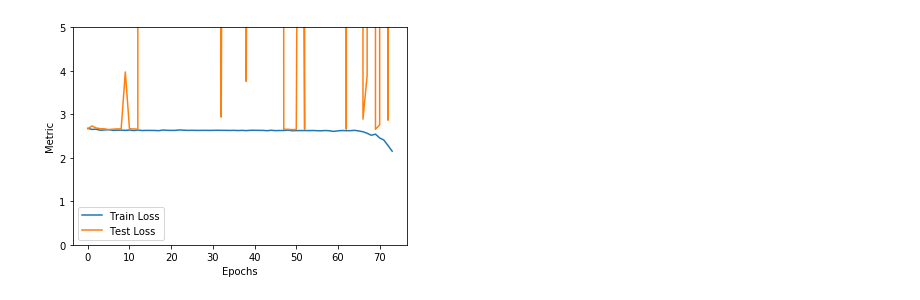
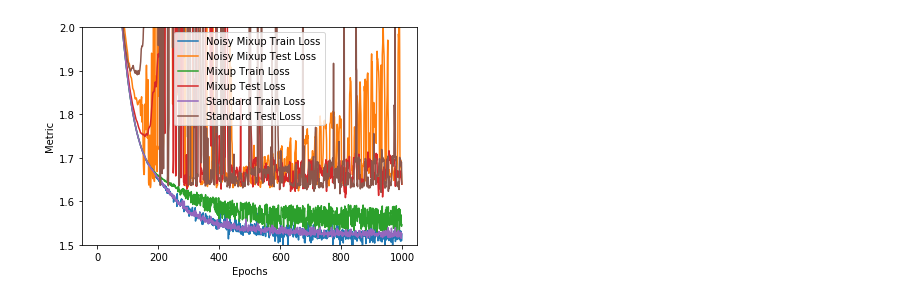
Before and after one commit to JasperJenkins/MixupExperiments, a Jupyter notebook: unet_salt.ipynb, the cells around one changed output. Cells and saved outputs as stored; diff of their text form; code cells hidden in the pictures.

```diff
--- a/unet_salt.ipynb
+++ b/unet_salt.ipynb
@@ -21,18 +21,14 @@ def set_seed(seed):
   torch.manual_seed(seed)
   torch.cuda.manual_seed_all(seed)
 
-def plot_metrics(metric_logs):
+def plot_metrics(metric_logs, ylim=None):
   for metric_log in metric_logs:
     plt.plot(metric_log['epoch'], metric_log['metric'], label=metric_log['label'])
   plt.xlabel('Epochs')
   plt.ylabel('Metric')
-  plt.ylim(0, 5)
+  if ylim is not None: plt.ylim(*ylim)
   plt.legend()
   plt.show()
-
-def dice(pred, targs):
-    pred = (pred>0).float()
-    return 2. * (pred*targs).sum() / (pred+targs).sum()
 
 def dice_loss(input, target):
     smooth = 1.
@@ -56,8 +52,7 @@ def train(model, epochs=1):
       del mask
       model.optimizer.zero_grad()
       prediction = model.net(model.img_cuda)
-      loss = (F.binary_cross_entropy_with_logits(prediction, model.mask_cuda) +
-              dice_loss(F.sigmoid(prediction), model.mask_cuda)) * 100
+      loss =  dice_loss(F.sigmoid(prediction), model.mask_cuda) * 100
       metric += loss.item()
       samples_seen += model.batch_size
       loss.backward()
@@ -77,8 +72,7 @@ def train(model, epochs=1):
           model.mask_cuda.copy_(mask)
           del mask
           prediction = model.net(model.img_cuda)
-          loss = (F.binary_cross_entropy_with_logits(prediction, model.mask_cuda) +
-                  dice_loss(F.sigmoid(prediction), model.mask_cuda)) * 100
+          loss = dice_loss(F.sigmoid(prediction), model.mask_cuda) * 100
           metric += loss.item()
           samples_seen += model.batch_size
       model.test_metric_log['epoch'].append(model.epochs_trained)
@@ -105,8 +99,7 @@ def train_mixup(model, epochs=1):
       del mask_a; del mask_b
       model.optimizer.zero_grad()
       prediction = model.net(model.img_cuda)
-      loss = (F.binary_cross_entropy_with_logits(prediction, model.mask_cuda) +
-              dice_loss(F.sigmoid(prediction), model.mask_cuda)) * 100
+      loss = dice_loss(F.sigmoid(prediction), model.mask_cuda) * 100
       metric += loss.item()
       samples_seen += model.batch_size
       loss.backward()
@@ -195,4 +166,17 @@ KeyboardInterrupt:
-# %%
-plot_metrics([model.train_metric_log, model.test_metric_log])
-# %% [output]
-[figure, removed]
+# %%
+import pickle
+no_mixup_hist = pickle.load(open('./history/no_mixup_256_epoch1000.hist', 'rb'))
+no_mixup_hist['train_metric_log']['label'] = 'Standard Train Loss'
+no_mixup_hist['test_metric_log']['label'] = 'Standard Test Loss'
+
+mixup_hist = pickle.load(open('./history/mixup_256_epoch1000.hist', 'rb'))
+mixup_hist['train_metric_log']['label'] = 'Mixup Train Loss'
+mixup_hist['test_metric_log']['label'] = 'Mixup Test Loss'
+
+noisy_mixup_hist = pickle.load(open('./history/noisy_mixup_256_epoch1000.hist', 'rb'))
+noisy_mixup_hist['train_metric_log']['label'] = 'Noisy Mixup Train Loss'
+noisy_mixup_hist['test_metric_log']['label'] = 'Noisy Mixup Test Loss'
+# %%
+plot_metrics(list(noisy_mixup_hist.values()) + list(mixup_hist.values()) + list(no_mixup_hist.values()), ylim=(1.5, 2))
+# %% [output]
+[figure, added]
```
Also changed, not shown: parts of 5 cells of this notebook, 1 other file.
